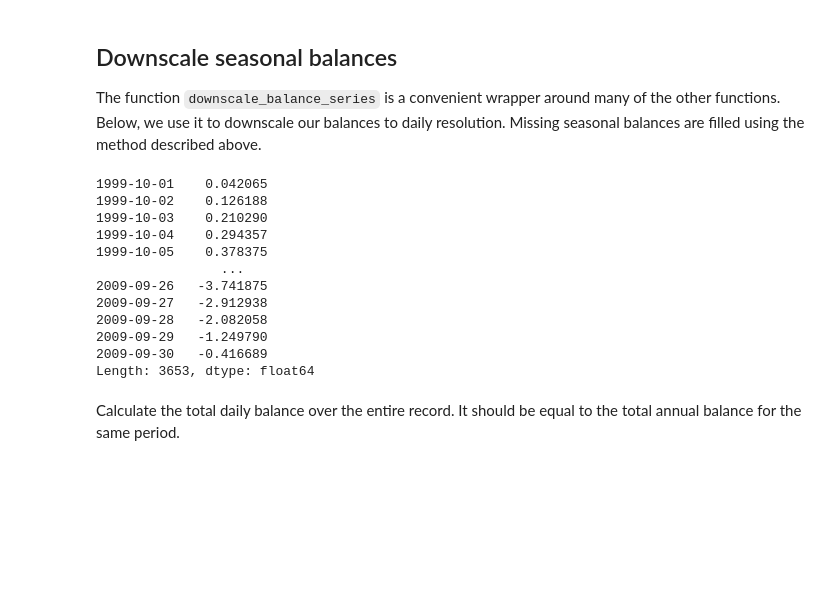
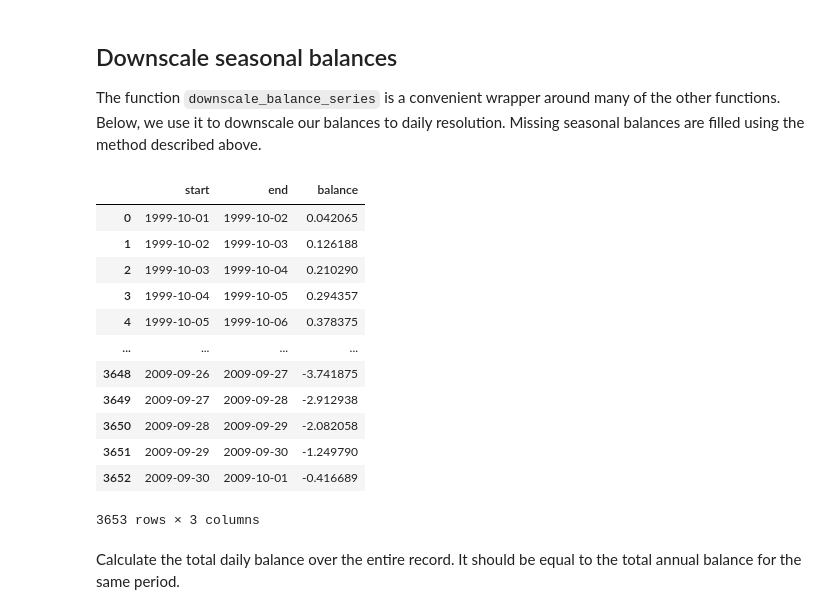
Before and after one commit to wgms-org/mb-downscaling, a Jupyter notebook: demo.ipynb, the cells around one changed output. Saved outputs shown, nothing was run; the diff lists cells and outputs as text; code cells hidden in the pictures; blank space fills up the shorter version.

Commit message:
Return downscaling intervals

```diff
--- a/demo.ipynb
+++ b/demo.ipynb
@@ -65,20 +65,21 @@ print(
 
 For the steps that follow, we will use a timeseries of seasonal (or in some years, just annual) mass balance measurements.
 # %%
-columns=['year', 'winter_balance', 'summer_balance', 'annual_balance']
-data = [
-  [2000, np.nan, np.nan, -500],
-  [2001, np.nan, np.nan, -250],
-  [2002, np.nan, np.nan, 0],
-  [2003, np.nan, np.nan, 100],
-  [2004, np.nan, np.nan, -1500],
-  [2005, 1000, -1500, -500],
-  [2006, 1000, -1250, -250],
-  [2007, 750, -750, 0],
-  [2008, 1500, -1400, 100],
-  [2009, 1000, -2500, -1500]
-]
-df = pd.DataFrame(data, columns=columns)
+df = pd.DataFrame(
+  data=[
+    [2000, np.nan, np.nan, -500],
+    [2001, np.nan, np.nan, -250],
+    [2002, np.nan, np.nan, 0],
+    [2003, np.nan, np.nan, 100],
+    [2004, np.nan, np.nan, -1500],
+    [2005, 1000, -1500, -500],
+    [2006, 1000, -1250, -250],
+    [2007, 750, -750, 0],
+    [2008, 1500, -1400, 100],
+    [2009, 1000, -2500, -1500]
+  ],
+  columns=['year', 'winter_balance', 'summer_balance', 'annual_balance']
+)
 df
 # %% [output]
 |  | year | winter_balance | summer_balance | annual_balance |
@@ -125,27 +126,31 @@ array([[ 1015., -1515.,  -500.],
 
 The function `downscale_balance_series` is a convenient wrapper around many of the other functions. Below, we use it to downscale our balances to daily resolution. Missing seasonal balances are filled using the method described above.
 # %%
-times, balances = mb_downscaling.downscale_balance_series(
+intervals, balances = mb_downscaling.downscale_balance_series(
   years=df['year'],
   balances=df[wsa],
+  winter_start=(10, 1),
   winter_fraction=8/12,
   interval_width=datetime.timedelta(days=1)
 )
-daily = pd.Series(balances, index=times)
+daily = pd.DataFrame({
+  'start': intervals[:, 0], 'end': intervals[:, 1], 'balance': balances
+})
 daily
 # %% [output]
+|  | start | end | balance |
+| 0 | 1999-10-01 | 1999-10-02 | 0.042065 |
+| 1 | 1999-10-02 | 1999-10-03 | 0.126188 |
+| 2 | 1999-10-03 | 1999-10-04 | 0.210290 |
+| 3 | 1999-10-04 | 1999-10-05 | 0.294357 |
+| 4 | 1999-10-05 | 1999-10-06 | 0.378375 |
+| ... | ... | ... | ... |
+| 3648 | 2009-09-26 | 2009-09-27 | -3.741875 |
+| 3649 | 2009-09-27 | 2009-09-28 | -2.912938 |
+| 3650 | 2009-09-28 | 2009-09-29 | -2.082058 |
+| 3651 | 2009-09-29 | 2009-09-30 | -1.249790 |
+| 3652 | 2009-09-30 | 2009-10-01 | -0.416689 |
-1999-10-01    0.042065
-1999-10-02    0.126188
-1999-10-03    0.210290
-1999-10-04    0.294357
-1999-10-05    0.378375
-                ...
-2009-09-26   -3.741875
-2009-09-27   -2.912938
-2009-09-28   -2.082058
-2009-09-29   -1.249790
-2009-09-30   -0.416689
-Length: 3653, dtype: float64
+3653 rows × 3 columns
 # %% [markdown]
 Calculate the total daily balance over the entire record. It should be equal to the total annual balance for the same period.
 # %%
```
Also changed, not shown: parts of 5 cells of this notebook, 1 other file.
